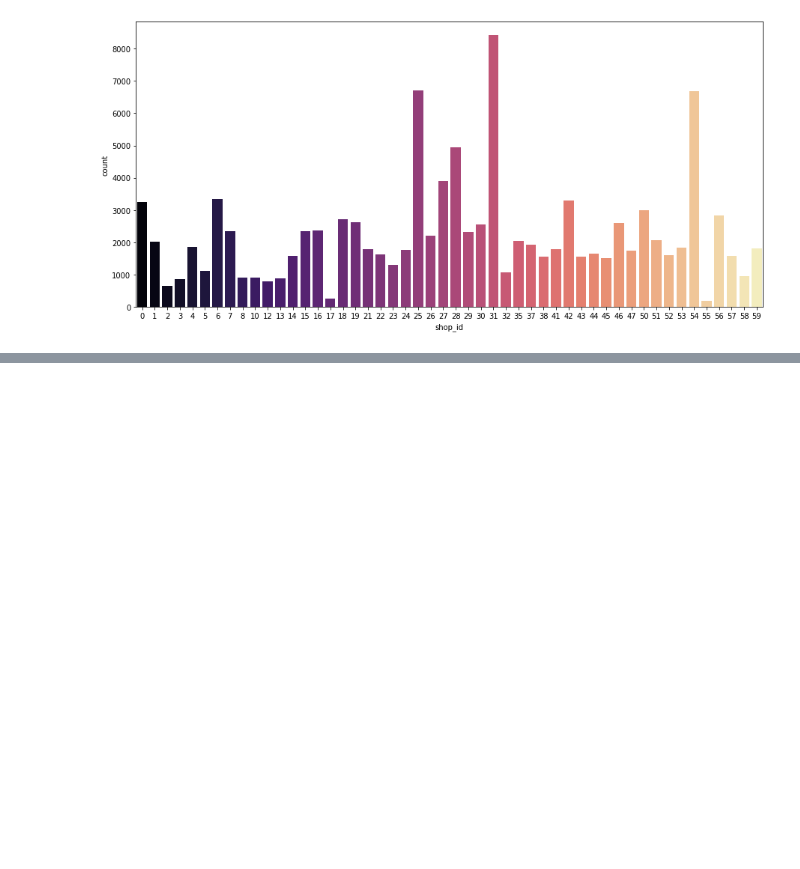
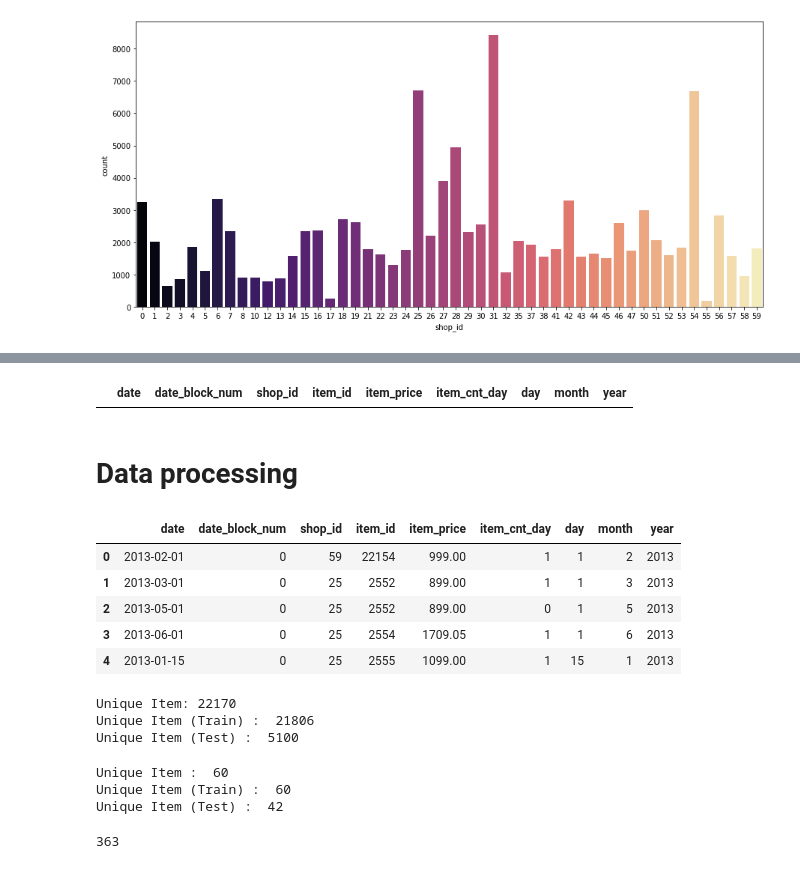
Before and after one commit to khenguyen0809/Predict-Future-Sales, a Jupyter notebook: Code/predict_future_sales_2022.ipynb, the cells around one changed output, grey strips where cells are left out. Drawn from its saved outputs; the diff is of its cells as text; code cells hidden in the pictures; blank space fills up the shorter version.

```diff
--- a/Code/predict_future_sales_2022.ipynb
+++ b/Code/predict_future_sales_2022.ipynb
@@ -238,0 +291,42 @@ sns.countplot(sales_dataset[(sales_dataset.month == 2) & (sales_dataset.year ==
+# %%
+sales_dataset['item_cnt_day'] = sales_dataset['item_cnt_day'].map(lambda x : 0 if x<0 else x)
+# %%
+sales_dataset[sales_dataset['item_cnt_day']<0]
+# %% [output]
+|  | date | date_block_num | shop_id | item_id | item_price | item_cnt_day | day | month | year |
+# %% [markdown]
+# Data processing
+# %%
+sales_dataset.head()
+# %% [output]
+|  | date | date_block_num | shop_id | item_id | item_price | item_cnt_day | day | month | year |
+| 0 | 2013-02-01 | 0 | 59 | 22154 | 999.00 | 1 | 1 | 2 | 2013 |
+| 1 | 2013-03-01 | 0 | 25 | 2552 | 899.00 | 1 | 1 | 3 | 2013 |
+| 2 | 2013-05-01 | 0 | 25 | 2552 | 899.00 | 0 | 1 | 5 | 2013 |
+| 3 | 2013-06-01 | 0 | 25 | 2554 | 1709.05 | 1 | 1 | 6 | 2013 |
+| 4 | 2013-01-15 | 0 | 25 | 2555 | 1099.00 | 1 | 15 | 1 | 2013 |
+# %%
+#checking the uniqueness in shop and test
+print('Unique Item:', sales_item['item_id'].nunique())
+print("Unique Item (Train) : ",sales_dataset['item_id'].nunique())
+print("Unique Item (Test) : ",sales_test['item_id'].nunique())
+# %% [output]
+Unique Item: 22170
+Unique Item (Train) :  21806
+Unique Item (Test) :  5100
+# %%
+print("Unique Item : ",sales_shops['shop_id'].nunique())
+print("Unique Item (Train) : ",sales_dataset['shop_id'].nunique())
+print("Unique Item (Test) : ",sales_test['shop_id'].nunique())
+# %% [output]
+Unique Item :  60
+Unique Item (Train) :  60
+Unique Item (Test) :  42
+# %%
+test_item_list = [x for x in (np.unique(sales_test['item_id']))]
+train_item_list = [x for x in (np.unique(sales_dataset['item_id']))]
+
+missing_item_ids_ = [element for element in test_item_list if element not in train_item_list]
+len(missing_item_ids_)
+# %% [output]
+363
```
Also changed, not shown: parts of 11 cells of this notebook.
